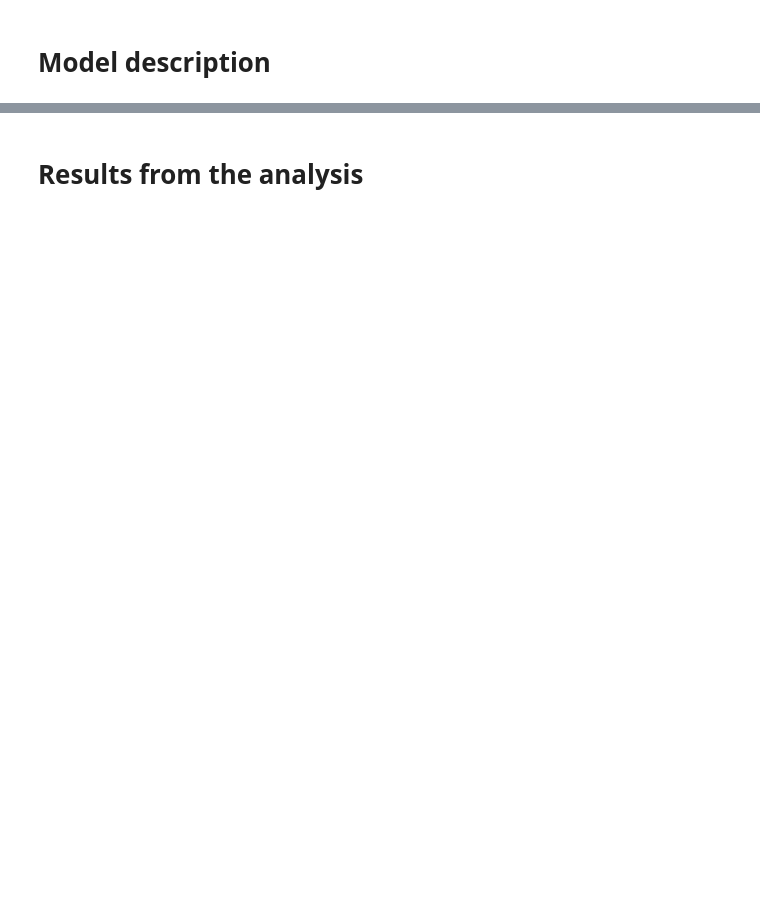
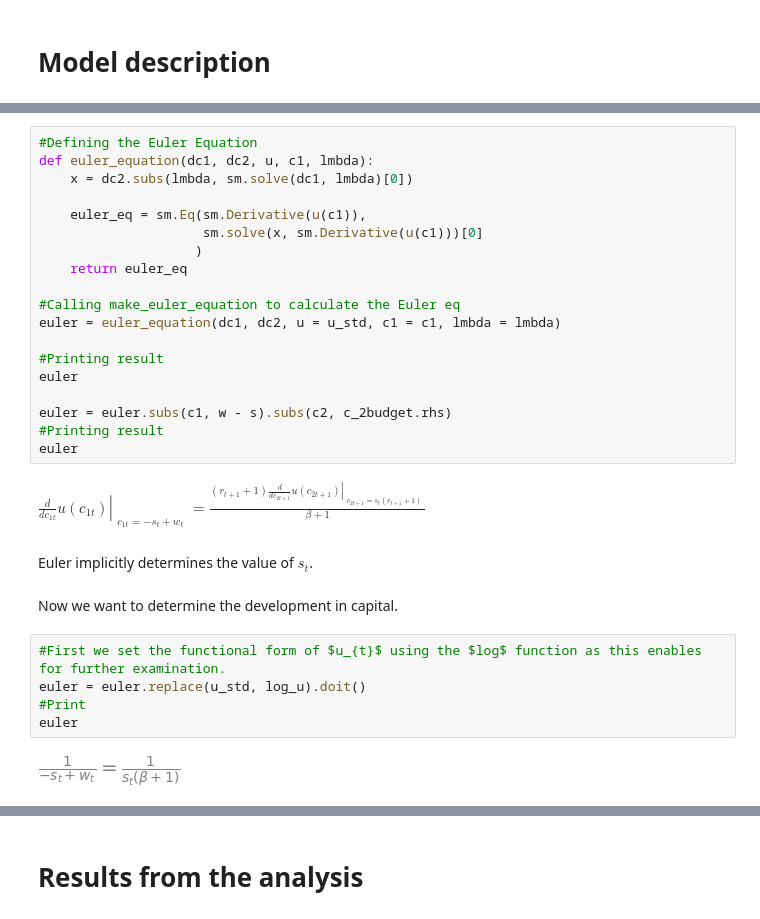
Before and after one commit to NumEconCopenhagen/projects-2020-zjr-hrv, a Jupyter notebook: modelproject/modelproject.ipynb, the cells around one changed output, grey strips where cells are left out. Saved outputs shown, nothing was run; the diff lists cells and outputs as text; blank space fills up the shorter version.

```diff
--- a/modelproject/modelproject.ipynb
+++ b/modelproject/modelproject.ipynb
@@ -186,0 +187,32 @@ plt.show()
+# %%
+#Defining the Euler Equation
+def euler_equation(dc1, dc2, u, c1, lmbda):
+    x = dc2.subs(lmbda, sm.solve(dc1, lmbda)[0])
+
+    euler_eq = sm.Eq(sm.Derivative(u(c1)),
+                     sm.solve(x, sm.Derivative(u(c1)))[0]
+                    )
+    return euler_eq
+
+#Calling make_euler_equation to calculate the Euler eq
+euler = euler_equation(dc1, dc2, u = u_std, c1 = c1, lmbda = lmbda)
+
+#Printing result
+euler
+
+euler = euler.subs(c1, w - s).subs(c2, c_2budget.rhs)
+#Printing result
+euler
+# %% [output]
+$\displaystyle \left. \frac{d}{d c_{1t}} u{\left(c_{1t} \right)} \right|_{\substack{ c_{1t}=- s_{t} + w_{t} }} = \frac{\left(r_{t+1} + 1\right) \left. \frac{d}{d c_{2t+1}} u{\left(c_{2t+1} \right)} \right|_{\substack{ c_{2t+1}=s_{t} \left(r_{t+1} + 1\right) }}}{\beta + 1}$
+# %% [markdown]
+Euler implicitly determines the value of $s_{t}$.
+# %% [markdown]
+Now we want to determine the development in capital.
+# %%
+#First we set the functional form of $u_{t}$ using the $log$ function as this enables for further examination.
+euler = euler.replace(u_std, log_u).doit()
+#Print
+euler
+# %% [output]
+[figure, added]
```
Also changed, not shown: parts of 50 cells of this notebook.
